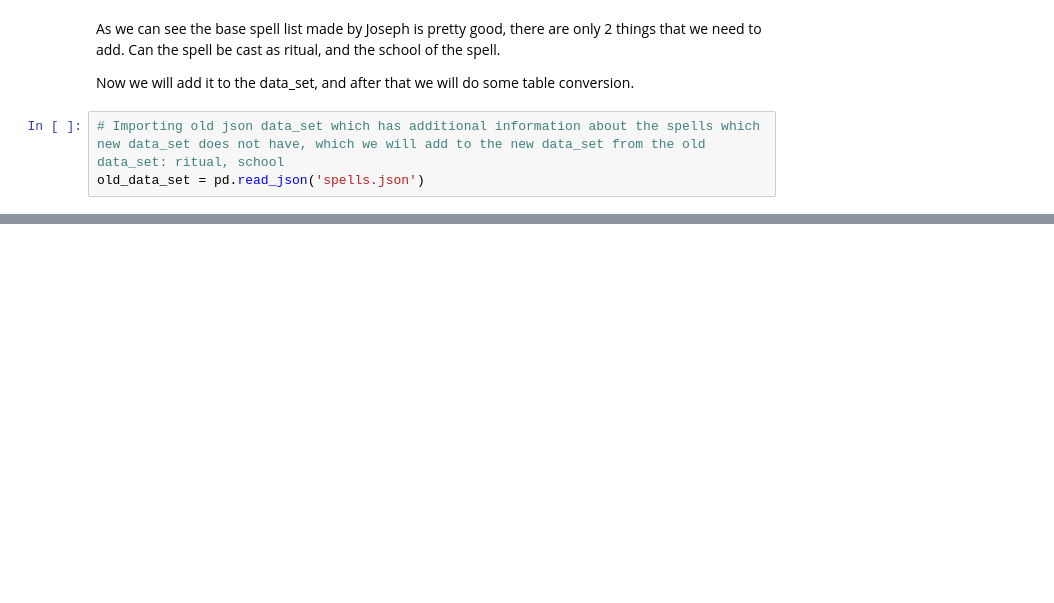
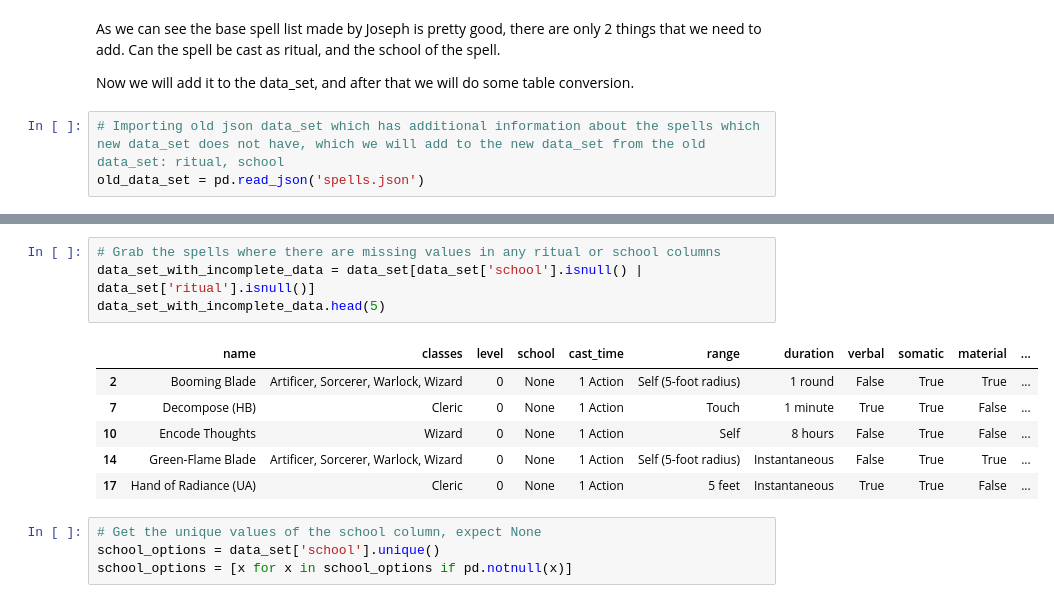
Before and after one commit to PKrystian/HexHandbook, a Jupyter notebook: FooNotebook.ipynb, the cells around one changed output, grey strips where cells are left out. Drawn from its saved outputs; the diff is of its cells as text; blank space fills up the shorter version.

```diff
--- a/FooNotebook.ipynb
+++ b/FooNotebook.ipynb
@@ -66,0 +78,15 @@ data_set.head(5)
+# %%
+# Grab the spells where there are missing values in any ritual or school columns
+data_set_with_incomplete_data = data_set[data_set['school'].isnull() | data_set['ritual'].isnull()]
+data_set_with_incomplete_data.head(5)
+# %% [output]
+|  | name | classes | level | school | cast_time | range | duration | verbal | somatic | material | ... |
+| 2 | Booming Blade | Artificer, Sorcerer, Warlock, Wizard | 0 | None | 1 Action | Self (5-foot radius) | 1 round | False | True | True | ... |
+| 7 | Decompose (HB) | Cleric | 0 | None | 1 Action | Touch | 1 minute | True | True | False | ... |
+| 10 | Encode Thoughts | Wizard | 0 | None | 1 Action | Self | 8 hours | False | True | False | ... |
+| 14 | Green-Flame Blade | Artificer, Sorcerer, Warlock, Wizard | 0 | None | 1 Action | Self (5-foot radius) | Instantaneous | False | True | True | ... |
+| 17 | Hand of Radiance (UA) | Cleric | 0 | None | 1 Action | 5 feet | Instantaneous | True | True | False | ... |
+# %%
+# Get the unique values of the school column, expect None
+school_options = data_set['school'].unique()
+school_options = [x for x in school_options if pd.notnull(x)]
```
Also changed, not shown: parts of 4 cells of this notebook.
